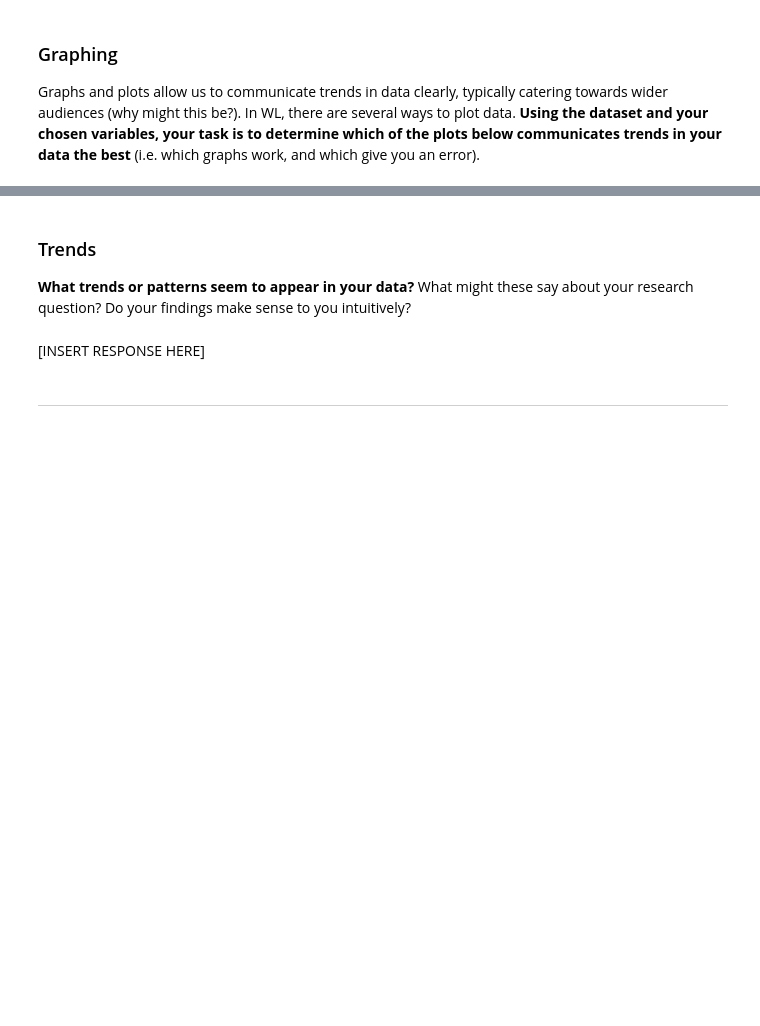
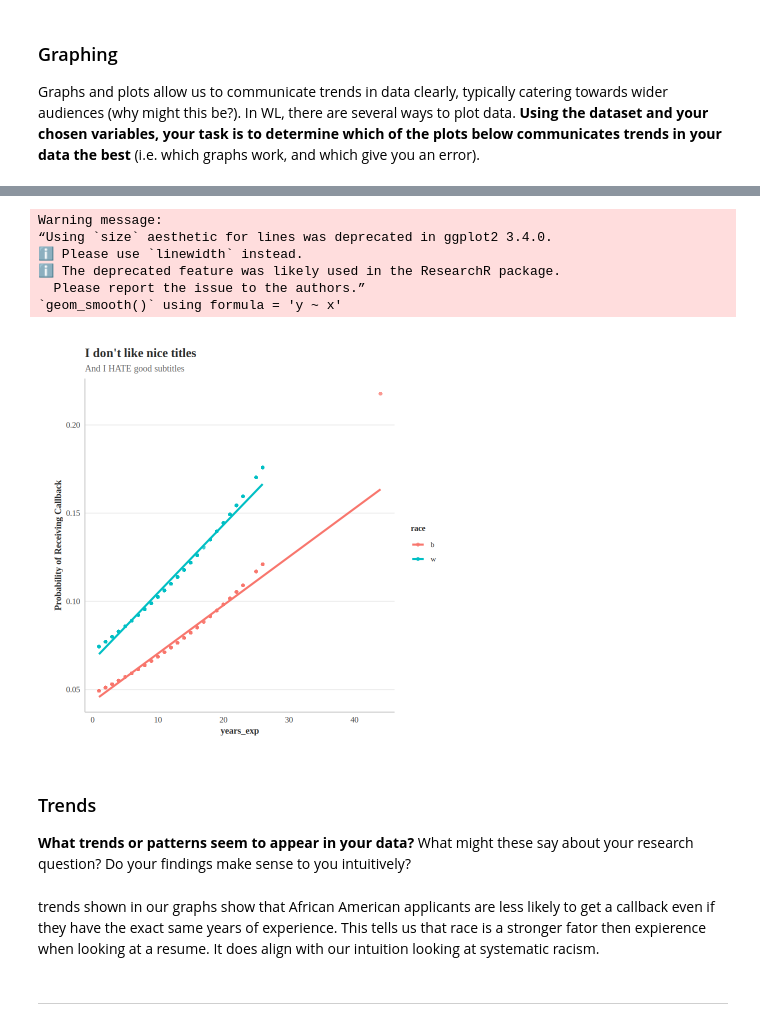
Before and after one commit to MKDacosta/Unit0, a Jupyter notebook: ApResearchCT_SS.ipynb, the cells around one changed output, grey strips where cells are left out. Saved outputs shown, nothing was run; the diff lists cells and outputs as text; code cells hidden in the pictures; blank space fills up the shorter version.

```diff
--- a/ApResearchCT_SS.ipynb
+++ b/ApResearchCT_SS.ipynb
@@ -167,21 +170,29 @@ column_plot(lakisha,
 # %%
-logit_model <- glm(call~race+INSERT_VARIABLE_1, lakisha, family=binomial)
+logit_model <- glm(call~race+years_exp, lakisha, family=binomial)
 predicted_probs <- predict(logit_model, type = "response")
 lakisha <- lakisha%>%mutate(probs=predicted_probs)
 
 scatter_plot(lakisha,
-             x=INSERT_VARIABLE_1,
+             x=years_exp,
              y=probs,
              y_name="Probability of Receiving Callback",
              color_by=race,
              line=TRUE)
+# %% [output]
+Warning message:
+“Using `size` aesthetic for lines was deprecated in ggplot2 3.4.0.
+ℹ Please use `linewidth` instead.
+ℹ The deprecated feature was likely used in the ResearchR package.
+  Please report the issue to the authors.”
+`geom_smooth()` using formula = 'y ~ x'
+[figure, added]
 # %% [markdown]
 ### Trends
 
 
 **What trends or patterns seem to appear in your data?** What might these say about your research question? Do your findings make sense to you intuitively?
-# %% [markdown]
-[INSERT RESPONSE HERE]
+# %% [markdown]
+trends shown in our graphs show that African American applicants are less likely to get a callback even if they have the exact same years of experience. This tells us that race is a stronger fator then expierence when looking at a resume. It does align with our intuition looking at systematic racism.
 # %% [markdown]
 
 
```
Also changed, not shown: parts of 17 cells of this notebook.
